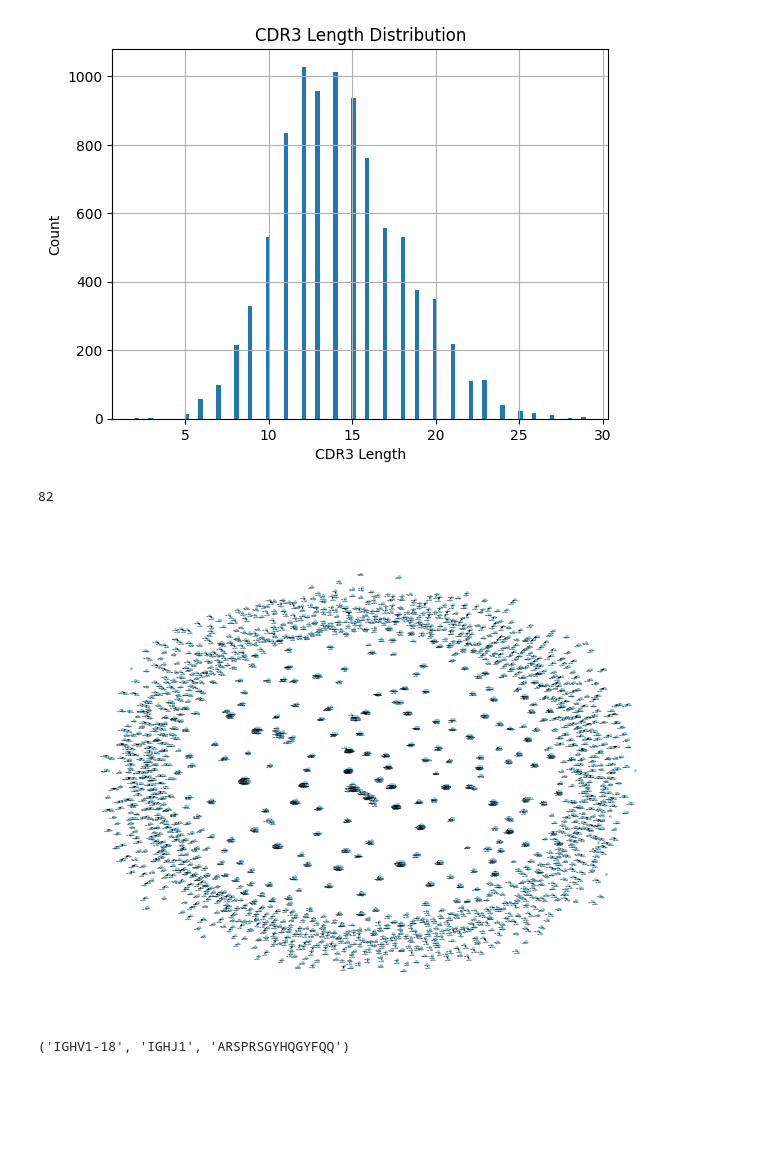
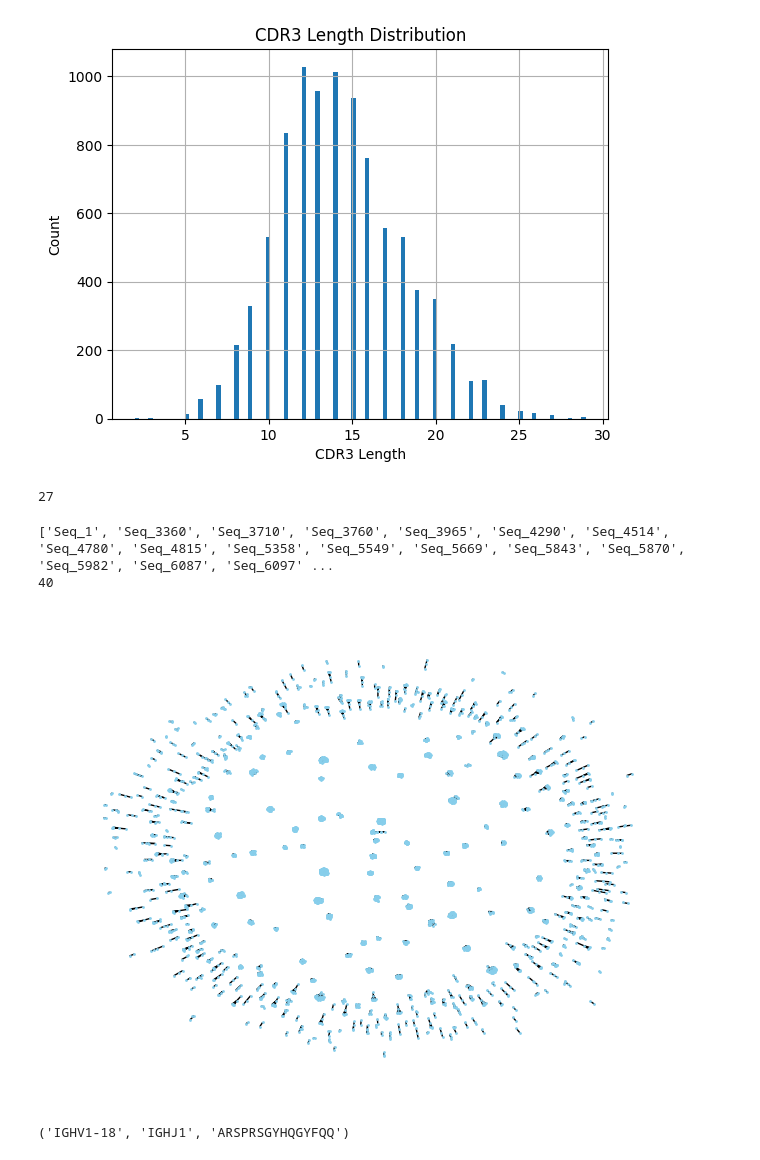
Before and after one commit to DaeheonKwon/Grad_proj, a Jupyter notebook: test.ipynb, the cells around one changed output. Saved outputs shown, nothing was run; the diff lists cells and outputs as text; code cells hidden in the pictures; blank space fills up the shorter version.

Commit message:
updated clustering algorithm (nt sequence --> cdr3 amino acid sequence)

```diff
--- a/test.ipynb
+++ b/test.ipynb
@@ -27,17 +33,17 @@ c_call = new_df['c_call']
 for i in range (len(v_call)):
     for j in range (len(v_call[i])):
         if v_call[i][j]=='*':
-            v_call[i] = v_call[i][:j]
+            v_call[i] = v_call[i][:j].copy()
             break
 
 for i in range (len(j_call)):
     for j in range (len(j_call[i])):
         if j_call[i][j]=='*':
-            j_call[i] = j_call[i][:j]
+            j_call[i] = j_call[i][:j].copy()
             break
 
 for i in range (len(c_call)):
     for j in range (len(c_call[i])):
         if c_call[i][j]=='*':
-            c_call[i] = c_call[i][:j]
+            c_call[i] = c_call[i][:j].copy()
             break
@@ -130,7 +118,7 @@ Name: cdr3_aa, dtype: float64
 # %%
 def search_adjacency(grouped_dataframe):
     group_size = grouped_dataframe[0]
-    sequence = grouped_dataframe[1]['sequence_alignment']
+    sequence = grouped_dataframe[1]['cdr3_aa']
     id = grouped_dataframe[1]['sequence_id']
     hamming_distance_map = defaultdict(list)
 
@@ -143,14 +131,15 @@ def search_adjacency(grouped_dataframe):
                     hamming_distance += 1
                 if hamming_distance > 1:
                     break
-            if hamming_distance == 1:
+            if hamming_distance <= 1:
                 hamming_distance_map[id.iloc[i]].append(id.iloc[j])
+                hamming_distance_map[id.iloc[j]].append(id.iloc[i])
 
     return hamming_distance_map
 
 def cluster_by_group(dataframe):
 
-    sequence_length = dataframe['sequence_alignment'].str.len()
+    sequence_length = dataframe['cdr3_aa'].str.len()
     grouped_dataframe = dataframe.groupby(sequence_length)
     grouped_dataframe = list(grouped_dataframe)
 
@@ -165,7 +154,7 @@ grouped_cluster_map = cluster_by_group(df)
 # %%
 print(len(grouped_cluster_map))
 # %% [output]
-82
+27
 # %%
 import networkx as nx
 G = nx.Graph()
@@ -175,13 +164,19 @@ for i in range (len(grouped_cluster_map)):
         G.add_node(seq)
         for neighbor in neighbors:
             G.add_edge(seq, neighbor)
+# %%
+print(list(G.adj['Seq_3676']))
+print(G.degree('Seq_3676'))
+# %% [output]
+['Seq_1', 'Seq_3360', 'Seq_3710', 'Seq_3760', 'Seq_3965', 'Seq_4290', 'Seq_4514', 'Seq_4780', 'Seq_4815', 'Seq_5358', 'Seq_5549', 'Seq_5669', 'Seq_5843', 'Seq_5870', 'Seq_5982', 'Seq_6087', 'Seq_6097' ...
+40
 # %%
 layout = nx.spring_layout(G)
-nx.draw(G, layout, with_labels=True, node_size = 1, node_color = "skyblue", edge_color = 'black', font_size = 1)
+nx.draw(G, layout, with_labels=False, node_size = 1, node_color = "skyblue", edge_color = 'black', font_size = 1)
 plt.draw()
-plt.savefig('../Data/Example/Cluster_Graph_with_label.png', dpi=1000)
+plt.savefig('../Data/Example/Cluster_Graph_without_label.png', dpi=1000)
 # %% [output]
-[figure, old version]
+[figure, new version]
 # %%
 clones = new_df.groupby(['v_call', 'j_call', 'cdr3_aa'])
 clones = list(clones)
```
Also changed, not shown: parts of 2 cells of this notebook.
